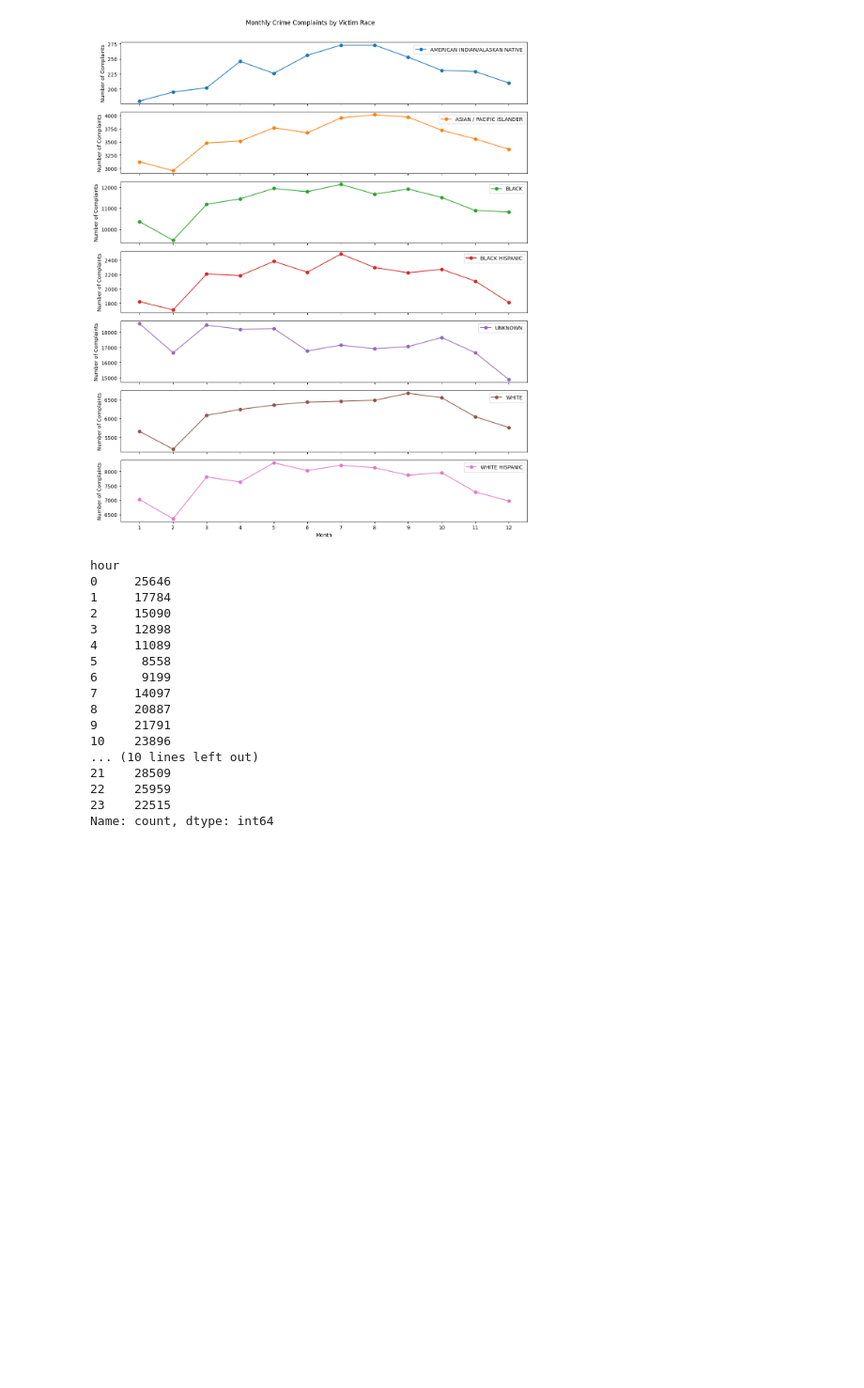
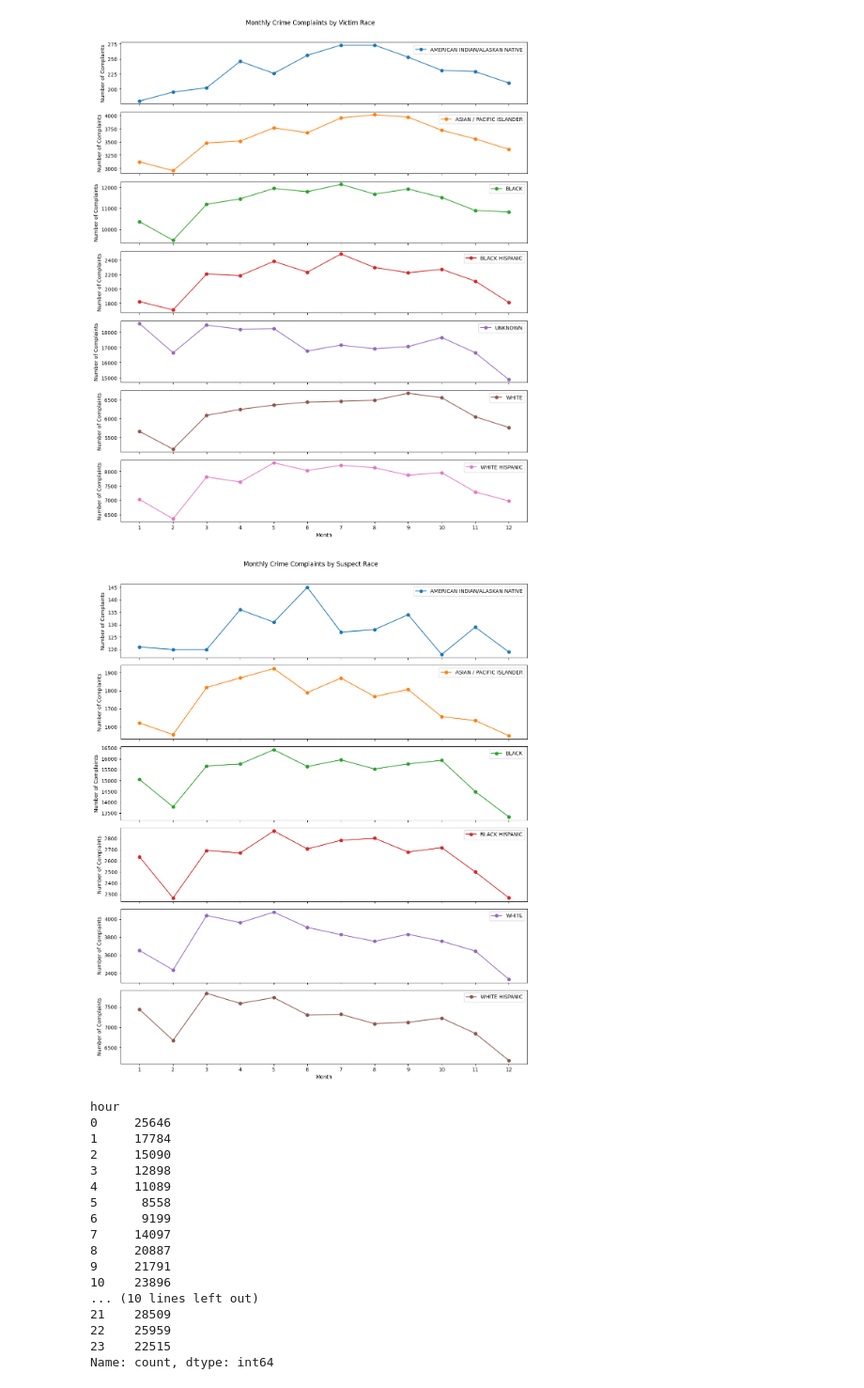
Before and after one commit to salioudunn11/Crime_Complaints_and_arrests_NYC_Data_Project, a Jupyter notebook: index.ipynb, the cells around one changed output. Shown at 94% size. Saved outputs shown, nothing was run; the diff lists cells and outputs as text; code cells hidden in the pictures; blank space fills up the shorter version.

Commit message:
Added the suspects too

```diff
--- a/index.ipynb
+++ b/index.ipynb
@@ -396,6 +396,18 @@ print(monthly_race.columns)
 Index(['AMERICAN INDIAN/ALASKAN NATIVE', 'ASIAN / PACIFIC ISLANDER', 'BLACK',
        'BLACK HISPANIC', 'UNKNOWN', 'WHITE', 'WHITE HISPANIC'],
       dtype='str', name='vic_race')
+# %%
+cleaned_susp_race = complaints_2025[
+    complaints_2025["susp_race"].notna() &
+    (~complaints_2025["susp_race"].isin(["(null)", "UNKNOWN"]))
+]
+# %%
+monthly_susp_race = (
+    cleaned_susp_race
+    .groupby(["month", "susp_race"])
+    .size()
+    .unstack(fill_value=0)
+)
 # %%
 axes = monthly_race.plot(
     kind="line",
@@ -416,6 +428,26 @@ plt.tight_layout()
 plt.show()
 # %% [output]
 [figure]
+# %%
+axes = monthly_susp_race.plot(
+    kind="line",
+    marker="o",
+    figsize=(12, 14),
+    subplots=True,
+    sharex=True,
+    legend=True
+)
+
+for ax in axes:
+    ax.set_ylabel("Number of Complaints")
+    ax.set_xticks(range(1, 13))
+    ax.set_xlabel("Month")
+
+plt.suptitle("Monthly Crime Complaints by Suspect Race", y=1.01)
+plt.tight_layout()
+plt.show()
+# %% [output]
+[figure, added]
 # %%
 df_wide = complaints_2025.set_index('rpt_dt').select_dtypes(include=[np.number])
 # %%
```
